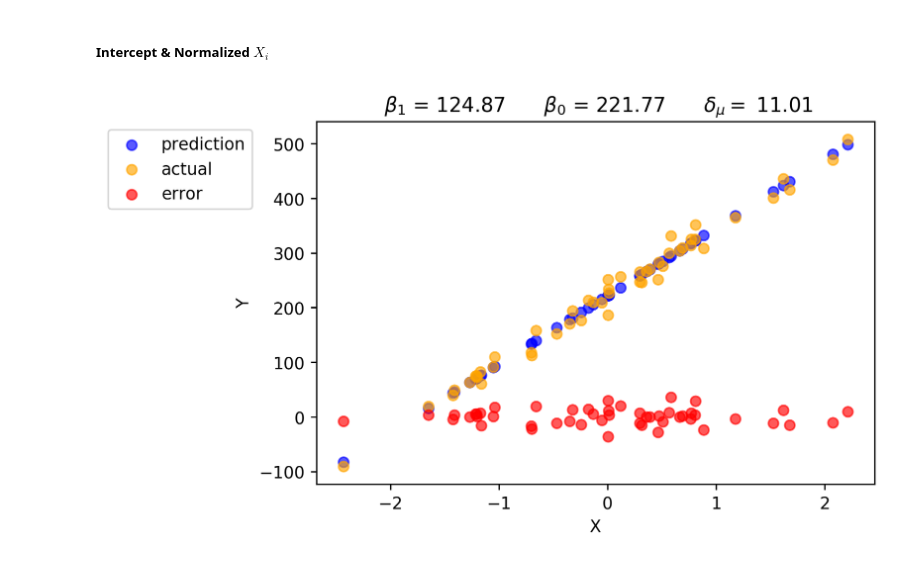
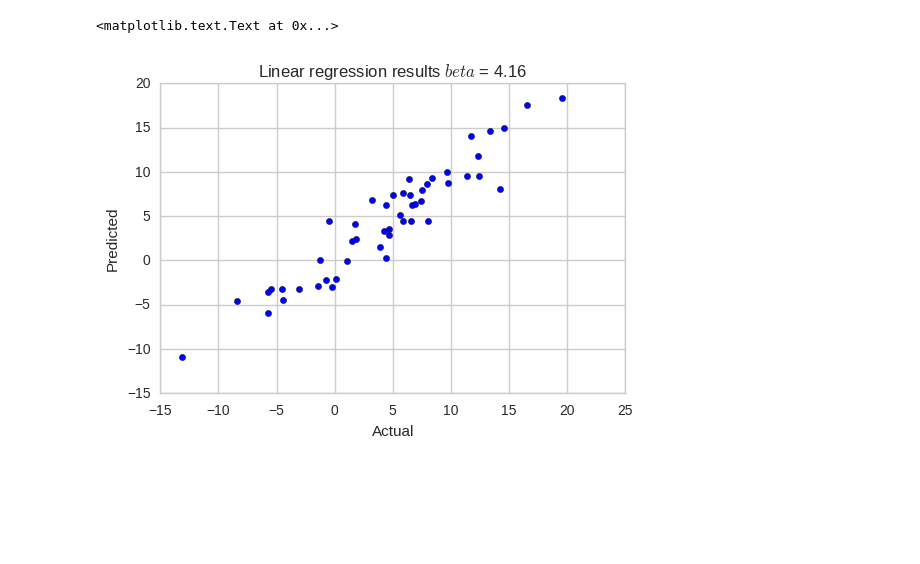
Before and after one commit to nilesh-patil/machine-learning-implementations, a Jupyter notebook: 01.LinearRegression.ipynb, the cells around one changed output. Drawn from its saved outputs; the diff is of its cells as text; code cells hidden in the pictures; blank space fills up the shorter version.

```diff
--- a/01.LinearRegression.ipynb
+++ b/01.LinearRegression.ipynb
@@ -17,3 +23,6 @@ Y = 21*X + 4 + np.random.normal(2,15,size=(50,1))
+# %%
+X = np.array((np.ones(data.shape),
+              data)).transpose()
 # %%
 Xt = X.transpose()
 XtX = np.dot(Xt,X)
@@ -42,11 +35,0 @@ plt.title( r'$\beta_1 = $' + str(betas.round(2)[0,0]) +'\t'+r' $\delta_{\mu} = $
-# %%
-X_c = np.concatenate([X,np.ones_like(X)],axis=1)
-Xt = X_c.transpose()
-XtX = np.dot(Xt,X_c)
-XtX_inv = np.linalg.inv(XtX)
-XtX_invXt= np.dot(XtX_inv,Xt)
-
-
-betas = np.dot(XtX_invXt,Y)
-prediction = np.dot(X_c,betas)
-error=Y-prediction
@@ -68,30 +36,8 @@ plt.title( r' $\beta_1$ = ' +str(b1)+'\t'+r' $\beta_0$ = ' +str(bo)+'\t' +r' $\d
-# %% [markdown]
-##### Intercept & Normalized $X_i$
-# %%
-X_n = (X-X.mean())*1.0/X.std()
-X_c = np.concatenate([X_n, np.ones_like(X_n)],axis=1)
-
-Xt = X_c.transpose()
-XtX = np.dot(Xt,X_c)
-XtX_inv = np.linalg.inv(XtX)
-XtX_invXt= np.dot(XtX_inv,Xt)
-
-
-betas = np.dot(XtX_invXt,Y)
-prediction = X_c[:,0]*betas[0] + X_c[:,1]*betas[1]
-error = Y.flatten()-prediction.flatten()
-# %%
-b1 = betas.round(2)[0,0]
-bo = betas.round(2)[1,0]
-
-plt.figure(figsize=(6,4), dpi=250)
-
-plt.scatter(X_c[:,0], prediction, c='blue',alpha=0.65)
-plt.scatter(X_c[:,0],Y, c='orange', alpha=0.65)
-plt.scatter(X_c[:,0], error, c='red', alpha=0.65)
-plt.legend(['prediction','actual','error'], bbox_to_anchor=(-0.1,1));
-plt.xlabel('X')
-plt.ylabel('Y')
-plt.title( r' $\beta_1$ = ' +str(b1)+'\t'+r' $\beta_0$ = ' +str(bo)+'\t' +r' $\delta_{\mu} = $ '+str(np.round(np.abs(error).mean(),2)));
-# %% [output]
-[figure, removed]
+# %%
+sns.plt.scatter(Y,prediction)
+sns.plt.xlabel('Actual')
+sns.plt.ylabel('Predicted')
+sns.plt.title('Linear regression results $beta$ = ' +str(round(betas[0],2)))
+# %% [output]
+<matplotlib.text.Text at 0x...>
+[figure, added]
```
Also changed, not shown: parts of 8 cells of this notebook.
